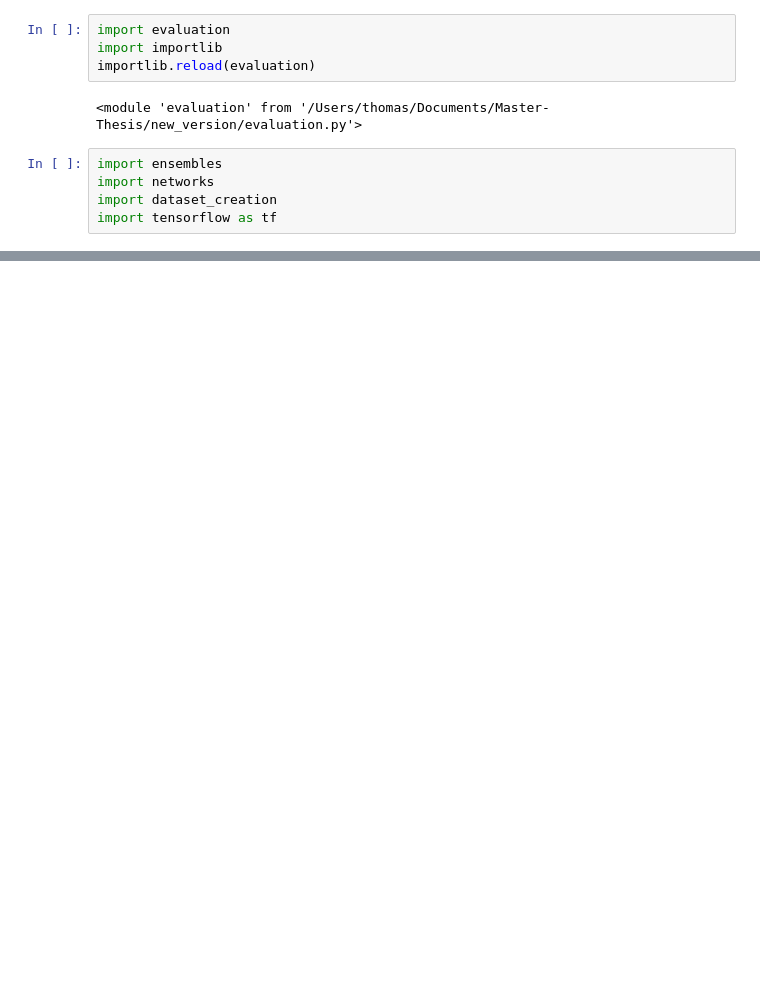
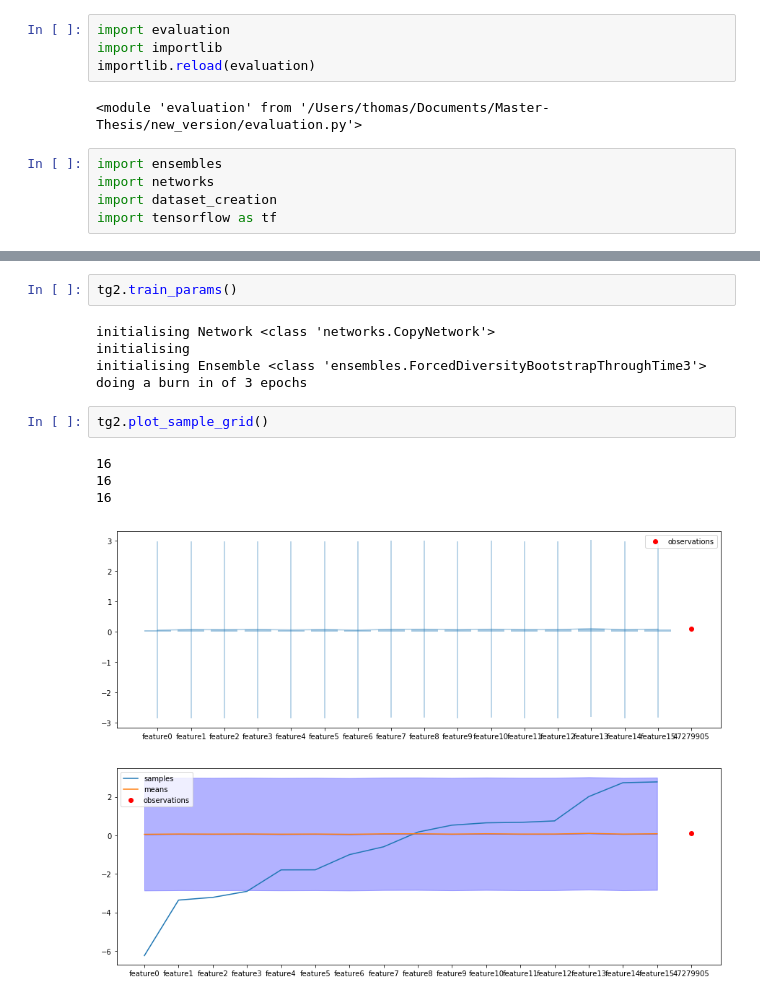
Before and after one commit to wooohoooo/Master-Thesis, a Jupyter notebook: new_version/Thompson_Gridsearch.ipynb, the cells around one changed output, grey strips where cells are left out. Saved outputs shown, nothing was run; the diff lists cells and outputs as text; blank space fills up the shorter version.

```diff
--- a/new_version/Thompson_Gridsearch.ipynb
+++ b/new_version/Thompson_Gridsearch.ipynb
@@ -38,0 +97,15 @@ tg2.plot_sample_grid()
+# %%
+tg2.train_params()
+# %% [output]
+initialising Network <class 'networks.CopyNetwork'>
+initialising
+initialising Ensemble <class 'ensembles.ForcedDiversityBootstrapThroughTime3'>
+doing a burn in of 3 epochs
+# %%
+tg2.plot_sample_grid()
+# %% [output]
+16
+16
+16
+[figure, added]
+[figure, added]
```
Also changed, not shown: parts of 15 cells of this notebook, 11 other files.
